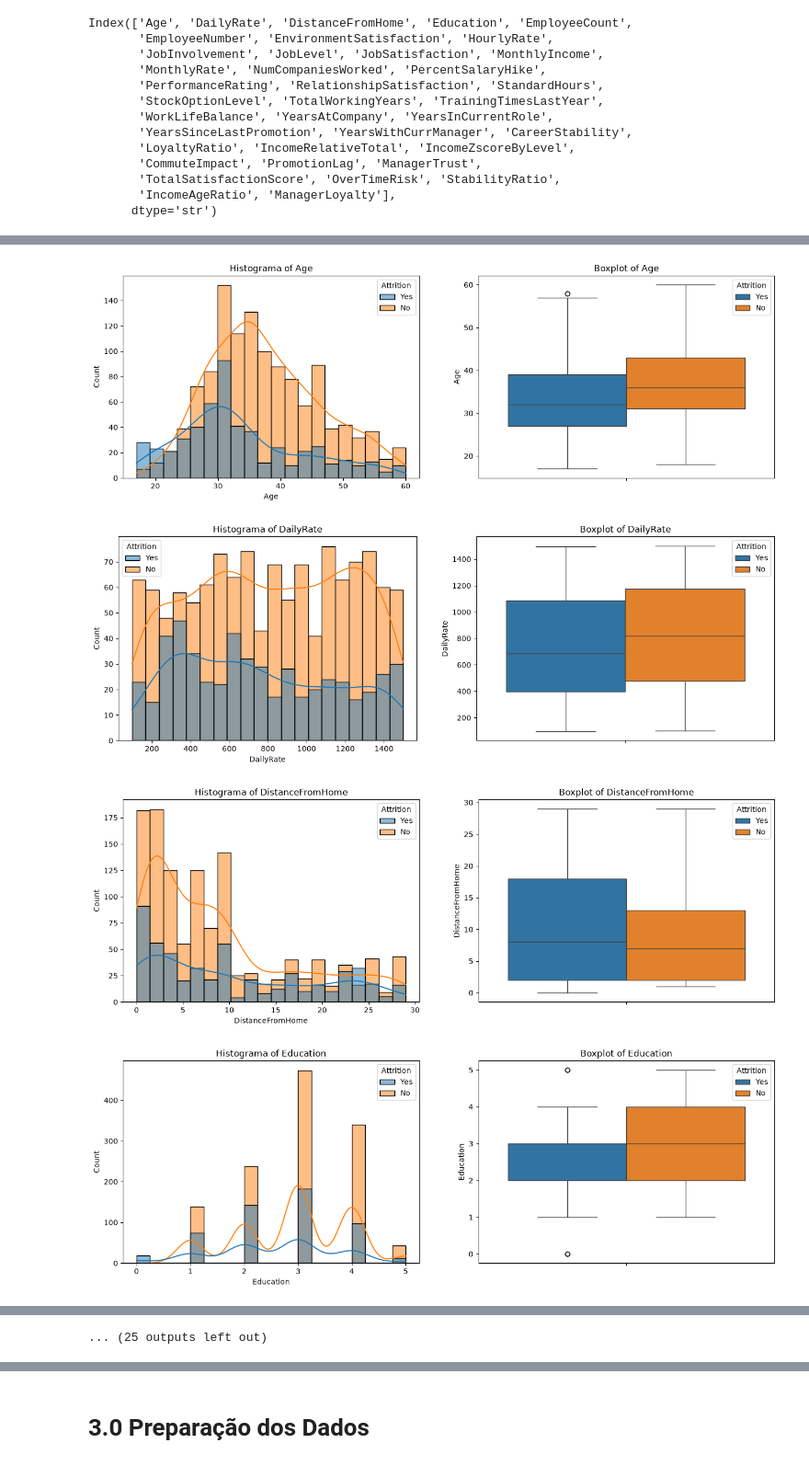
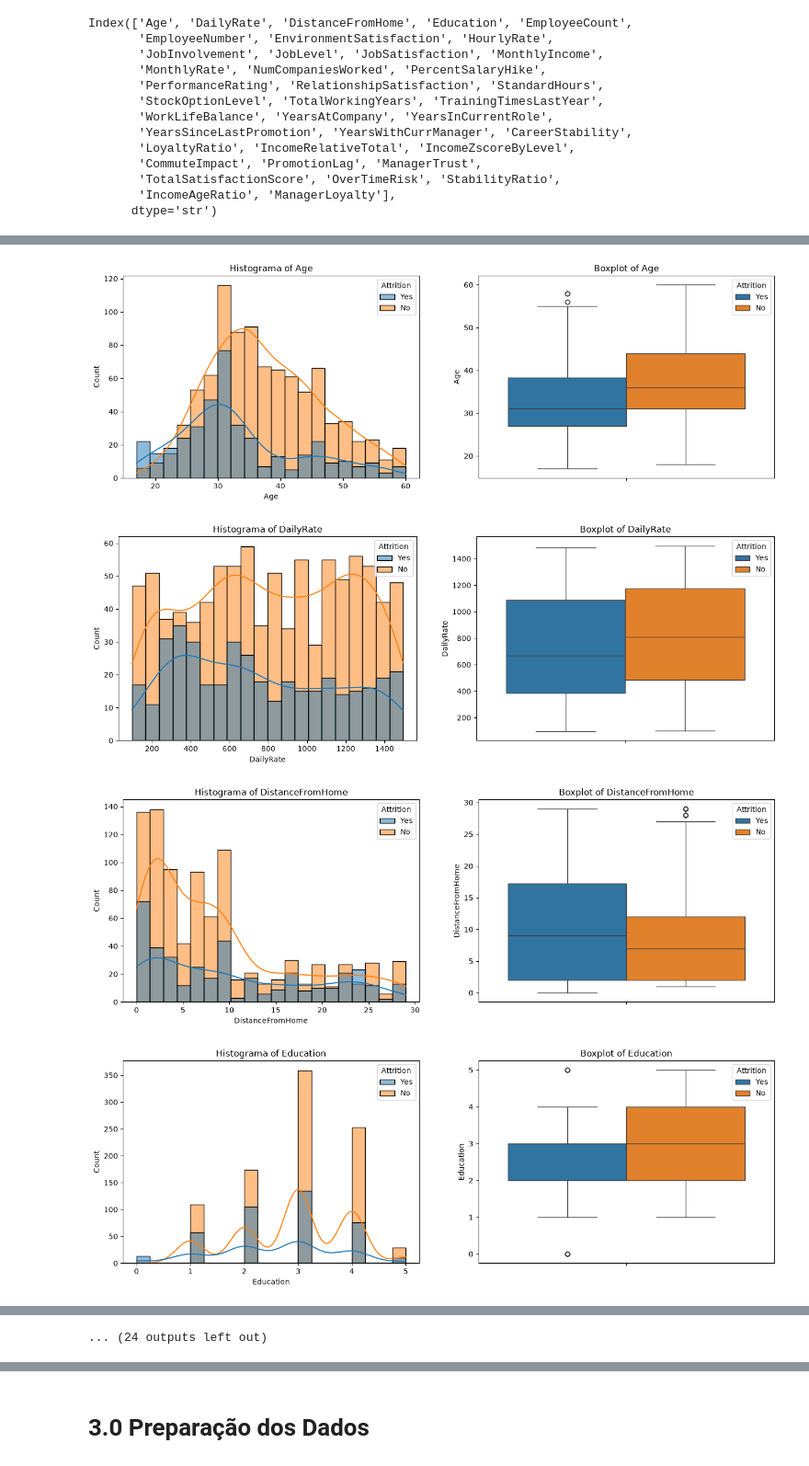
Before and after one commit to lucasffreitasds/projeto_RH_CRISP, a Jupyter notebook: projeto_RH_CRISP.ipynb, the cells around one changed output, grey strips where cells are left out. Shown at 92% size. Saved outputs shown, nothing was run; the diff lists cells and outputs as text; code cells hidden in the pictures.

```diff
--- a/projeto_RH_CRISP.ipynb
+++ b/projeto_RH_CRISP.ipynb
@@ -93,3 +86,7 @@ print(y_test.shape)
 (1320,)
 (441, 34)
 (441,)
+# %%
+#criando um df apenas de treino para podermos trabalhar daqui em diante sem mexer em teste
+df_train = pd.concat([x_train, y_train], axis=1)
+df_train.head()
@@ -576,30 +592,31 @@ Index(['Age', 'DailyRate', 'DistanceFromHome', 'Education', 'EmployeeCount',
 # %%
 #variáveis + analisando a variável resposta
+#tirei EmployeerCount e StandarHours por nao terem variacao e quebrar o codigo
 #vamos passar um for para pegar todos
 cols = ['Age', 'DailyRate', 'DistanceFromHome', 'Education',
        'EmployeeNumber', 'EnvironmentSatisfaction', 'HourlyRate',
        'JobInvolvement', 'JobLevel', 'JobSatisfaction', 'MonthlyIncome',
        'MonthlyRate', 'NumCompaniesWorked', 'PercentSalaryHike',
-       'PerformanceRating', 'RelationshipSatisfaction', 'StandardHours',
+       'PerformanceRating', 'RelationshipSatisfaction',
        'StockOptionLevel', 'TotalWorkingYears', 'TrainingTimesLastYear',
        'WorkLifeBalance', 'YearsAtCompany', 'YearsInCurrentRole',
        'YearsSinceLastPromotion', 'YearsWithCurrManager', 'CareerStability',
        'LoyaltyRatio', 'IncomeRelativeTotal', 'IncomeZscoreByLevel',
        'CommuteImpact', 'PromotionLag', 'ManagerTrust',
        'TotalSatisfactionScore', 'OverTimeRisk', 'StabilityRatio',
        'IncomeAgeRatio', 'ManagerLoyalty']
 
 for col in (cols):
     fig, ax = plt.subplots(1, 2, figsize=(16, 5))
     ax[0].set_title(f'Histograma of {col}')
-    sns.histplot(data=df1, x=col, hue='Attrition', multiple='layer', kde=True, alpha=0.5, bins=20, ax=ax[0])
+    sns.histplot(data=df_train, x=col, hue='Attrition', multiple='layer', kde=True, alpha=0.5, bins=20, ax=ax[0])
 
     #mostra a distribuição e mediana. Os traços de fora é o intervalo existes
     #o quadrado colorido é a concentração e sua mediana
-    sns.boxplot(y=col, hue='Attrition', data=df1)
+    sns.boxplot(y=col, hue='Attrition', data=df_train)
     ax[1].set_title(f'Boxplot of {col}')
 # %% [output]
-[figure, old version]
+[figure, new version]
-[figure, old version]
+[figure, new version]
-[figure, old version]
+[figure, new version]
-[figure, old version]
+[figure, new version]
@@ -614 +631 @@ for col in (cols):
-... (25 outputs left out)
+... (24 outputs left out)
```
Also changed, not shown: parts of 13 cells of this notebook.
